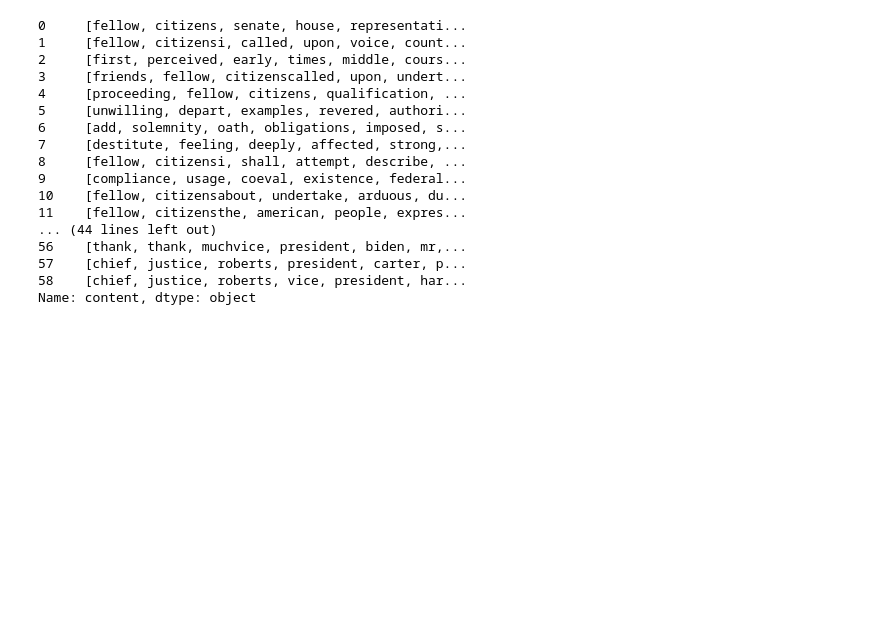
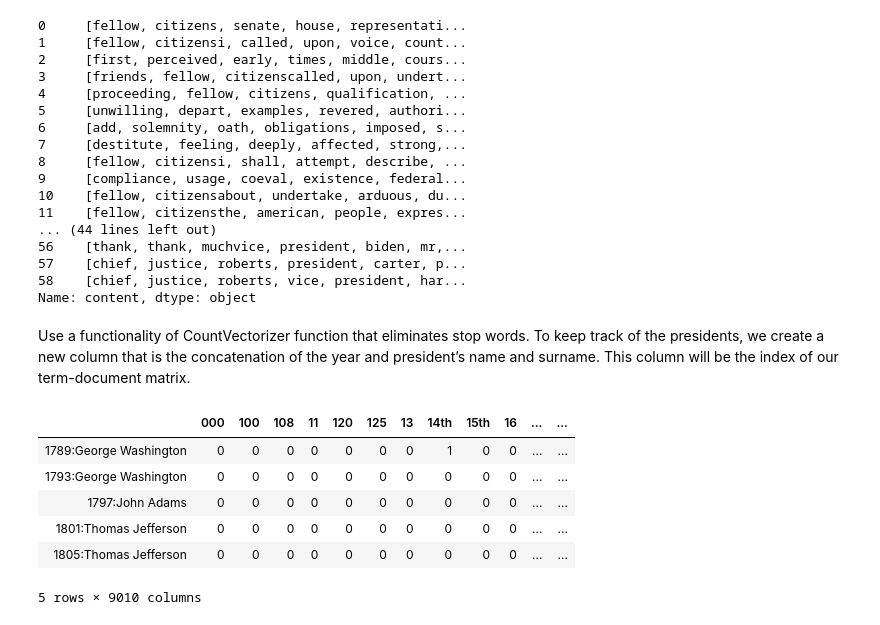
Before and after one commit to lincarrieli/DATA620-Web-Analytics, a Jupyter notebook: Data620_Final_project_Lin_Tony.ipynb, the cells around one changed output. Saved outputs shown, nothing was run; the diff lists cells and outputs as text; code cells hidden in the pictures; blank space fills up the shorter version.

```diff
--- a/Data620_Final_project_Lin_Tony.ipynb
+++ b/Data620_Final_project_Lin_Tony.ipynb
@@ -108,3 +110,21 @@ clean_data['content'].apply(process_content)
 57    [chief, justice, roberts, president, carter, p...
 58    [chief, justice, roberts, vice, president, har...
 Name: content, dtype: object
+# %% [markdown]
+Use a functionality of CountVectorizer function that eliminates stop words. To keep track of the presidents, we create a new column that is the concatenation of the year and president’s name and surname. This column will be the index of our term-document matrix.
+# %%
+from sklearn.feature_extraction.text import CountVectorizer
+
+cv = CountVectorizer(stop_words = 'english')
+data_cv = cv.fit_transform(clean_data.content)
+data_dtm = pd.DataFrame(data_cv.toarray(), columns=cv.get_feature_names())
+data_dtm.index = clean_data[['year','president']].apply(lambda x: ':'.join(str(s) for s in x), axis=1)
+data_dtm.head()
+# %% [output]
+|  | 000 | 100 | 108 | 11 | 120 | 125 | 13 | 14th | 15th | 16 | ... | ... |
+| 1789:George Washington | 0 | 0 | 0 | 0 | 0 | 0 | 0 | 1 | 0 | 0 | ... | ... |
+| 1793:George Washington | 0 | 0 | 0 | 0 | 0 | 0 | 0 | 0 | 0 | 0 | ... | ... |
+| 1797:John Adams | 0 | 0 | 0 | 0 | 0 | 0 | 0 | 0 | 0 | 0 | ... | ... |
+| 1801:Thomas Jefferson | 0 | 0 | 0 | 0 | 0 | 0 | 0 | 0 | 0 | 0 | ... | ... |
+| 1805:Thomas Jefferson | 0 | 0 | 0 | 0 | 0 | 0 | 0 | 0 | 0 | 0 | ... | ... |
+5 rows × 9010 columns
```
Also changed, not shown: parts of 19 cells of this notebook.
